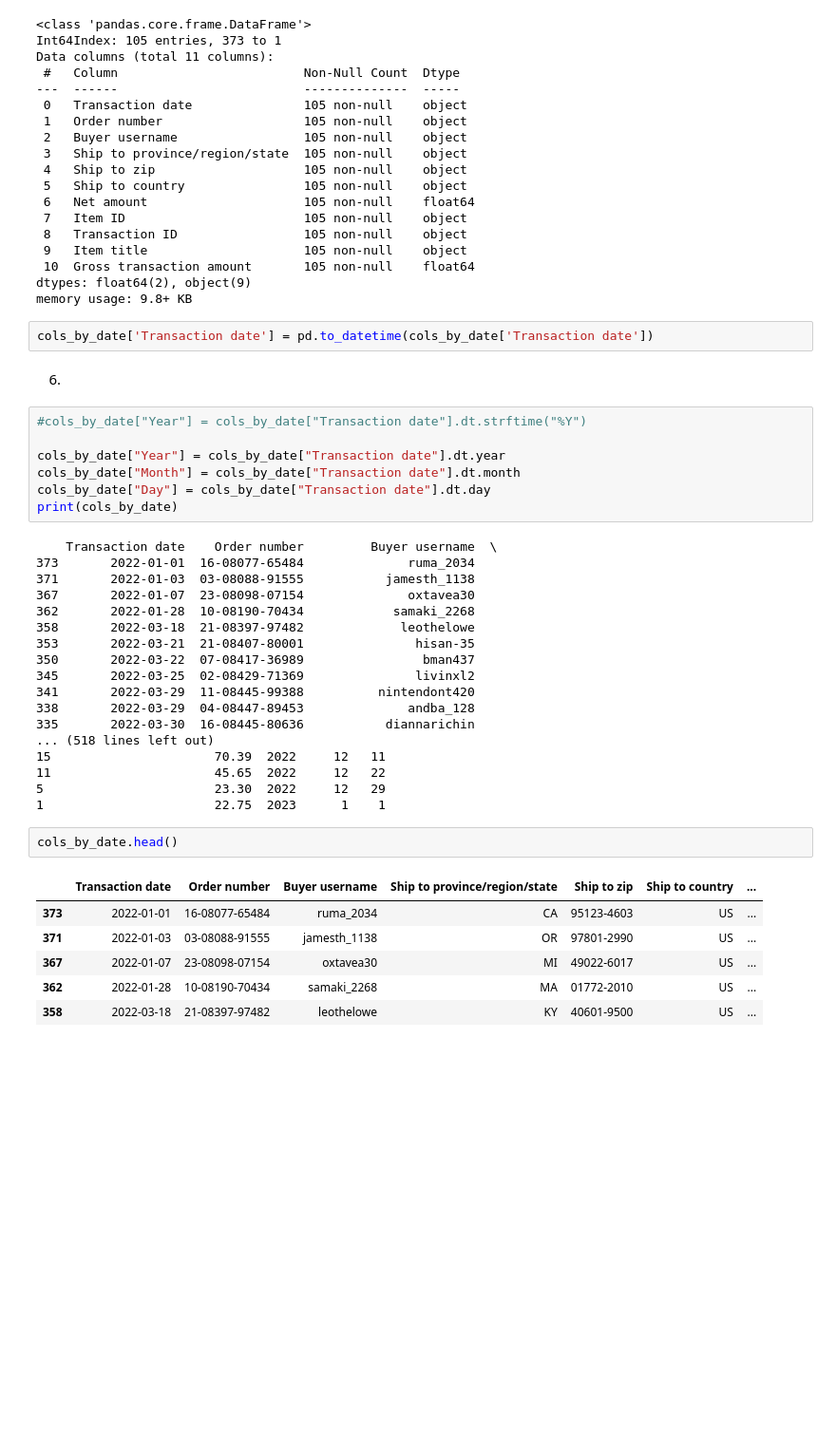
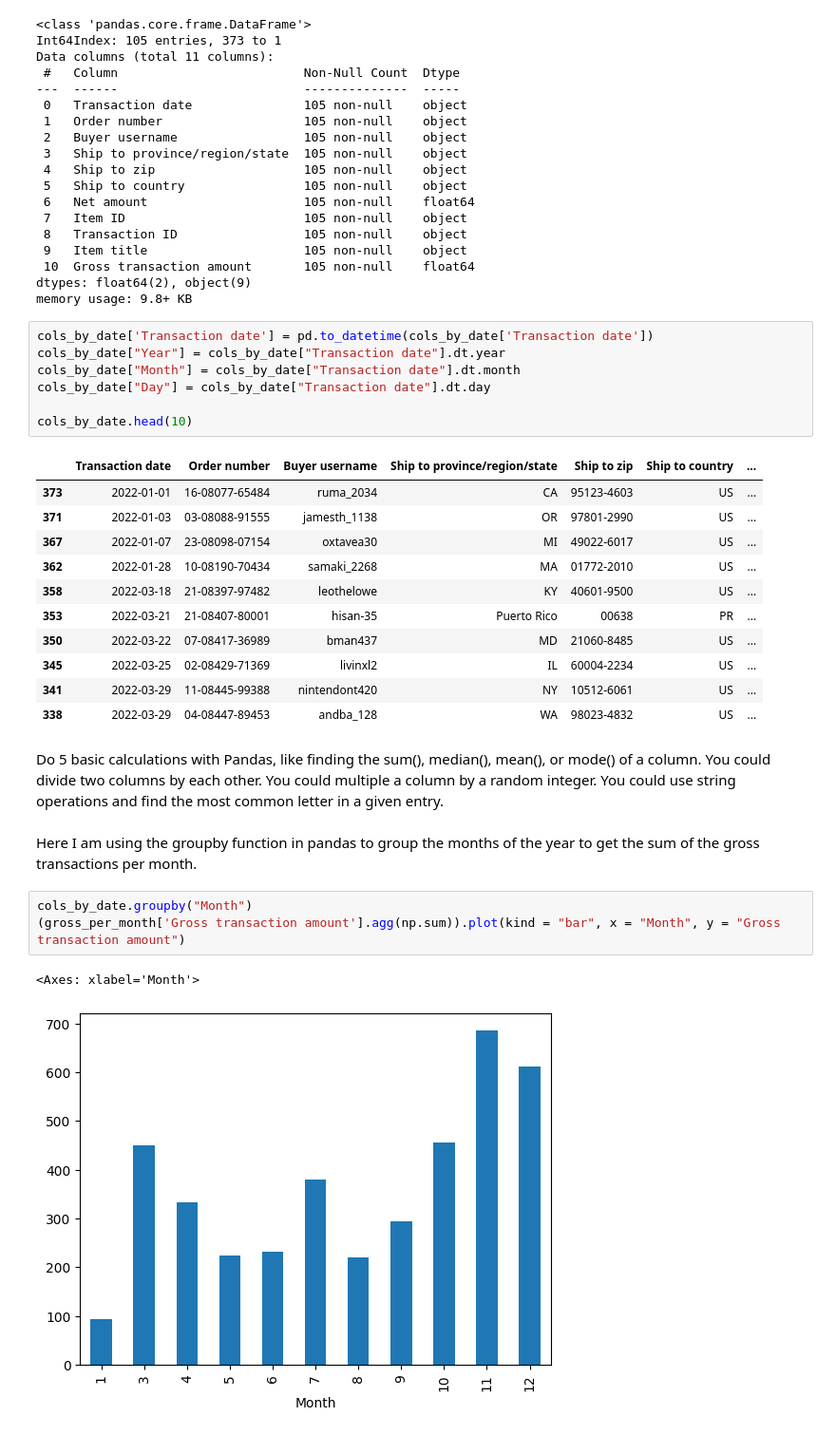
Before and after one commit to NMason1990/My-Ebay-Sales-Data-Analysis---2022, a Jupyter notebook: Ebay_Sales_Data2.ipynb, the cells around one changed output. Shown: that part at 95% size. Cells and saved outputs as stored; diff of their text form; blank space fills up the shorter version.

Commit message:
fixed visualization of gross

```diff
--- a/Ebay_Sales_Data2.ipynb
+++ b/Ebay_Sales_Data2.ipynb
@@ -85,41 +70,42 @@ Data columns (total 11 columns):
  10  Gross transaction amount       105 non-null    float64
 dtypes: float64(2), object(9)
 memory usage: 9.8+ KB
-# %%
-cols_by_date['Transaction date'] = pd.to_datetime(cols_by_date['Transaction date'])
-# %% [markdown]
-6.
 # %%
-#cols_by_date["Year"] = cols_by_date["Transaction date"].dt.strftime("%Y")
-
+cols_by_date['Transaction date'] = pd.to_datetime(cols_by_date['Transaction date'])
 cols_by_date["Year"] = cols_by_date["Transaction date"].dt.year
 cols_by_date["Month"] = cols_by_date["Transaction date"].dt.month
 cols_by_date["Day"] = cols_by_date["Transaction date"].dt.day
-print(cols_by_date)
+
+cols_by_date.head(10)
 # %% [output]
-    Transaction date    Order number         Buyer username  \
-373       2022-01-01  16-08077-65484              ruma_2034
-371       2022-01-03  03-08088-91555           jamesth_1138
-367       2022-01-07  23-08098-07154              oxtavea30
-362       2022-01-28  10-08190-70434            samaki_2268
-358       2022-03-18  21-08397-97482             leothelowe
-353       2022-03-21  21-08407-80001               hisan-35
-350       2022-03-22  07-08417-36989                bman437
-345       2022-03-25  02-08429-71369               livinxl2
-341       2022-03-29  11-08445-99388          nintendont420
-338       2022-03-29  04-08447-89453              andba_128
-335       2022-03-30  16-08445-80636           diannarichin
-... (518 lines left out)
-15                      70.39  2022     12   11
-11                      45.65  2022     12   22
-5                       23.30  2022     12   29
-1                       22.75  2023      1    1
+|  | Transaction date | Order number | Buyer username | Ship to province/region/state | Ship to zip | Ship to country | ... |
+| 373 | 2022-01-01 | 16-08077-65484 | ruma_2034 | CA | 95123-4603 | US | ... |
+| 371 | 2022-01-03 | 03-08088-91555 | jamesth_1138 | OR | 97801-2990 | US | ... |
+| 367 | 2022-01-07 | 23-08098-07154 | oxtavea30 | MI | 49022-6017 | US | ... |
+| 362 | 2022-01-28 | 10-08190-70434 | samaki_2268 | MA | 01772-2010 | US | ... |
+| 358 | 2022-03-18 | 21-08397-97482 | leothelowe | KY | 40601-9500 | US | ... |
+| 353 | 2022-03-21 | 21-08407-80001 | hisan-35 | Puerto Rico | 00638 | PR | ... |
+| 350 | 2022-03-22 | 07-08417-36989 | bman437 | MD | 21060-8485 | US | ... |
+| 345 | 2022-03-25 | 02-08429-71369 | livinxl2 | IL | 60004-2234 | US | ... |
+| 341 | 2022-03-29 | 11-08445-99388 | nintendont420 | NY | 10512-6061 | US | ... |
+| 338 | 2022-03-29 | 04-08447-89453 | andba_128 | WA | 98023-4832 | US | ... |
-# %%
-cols_by_date.head()
-# %% [output]
-|  | Transaction date | Order number | Buyer username | Ship to province/region/state | Ship to zip | Ship to country | ... |
-| 373 | 2022-01-01 | 16-08077-65484 | ruma_2034 | CA | 95123-4603 | US | ... |
-| 371 | 2022-01-03 | 03-08088-91555 | jamesth_1138 | OR | 97801-2990 | US | ... |
-| 367 | 2022-01-07 | 23-08098-07154 | oxtavea30 | MI | 49022-6017 | US | ... |
-| 362 | 2022-01-28 | 10-08190-70434 | samaki_2268 | MA | 01772-2010 | US | ... |
-| 358 | 2022-03-18 | 21-08397-97482 | leothelowe | KY | 40601-9500 | US | ... |
+# %% [markdown]
+Do 5 basic calculations with
+Pandas, like finding the
+sum(), median(), mean(), or
+mode() of a column. You
+could divide two columns by
+each other. You could
+multiple a column by a
+random integer. You could
+use string operations and find
+the most common letter in a
+given entry.
+# %% [markdown]
+Here I am using the groupby function in pandas to group the months of the year to get the sum of the gross transactions per month.
+# %%
+cols_by_date.groupby("Month")
+(gross_per_month['Gross transaction amount'].agg(np.sum)).plot(kind = "bar", x = "Month", y = "Gross transaction amount")
+# %% [output]
+<Axes: xlabel='Month'>
+[figure, added]
```
Also changed, not shown: parts of 4 cells of this notebook.
